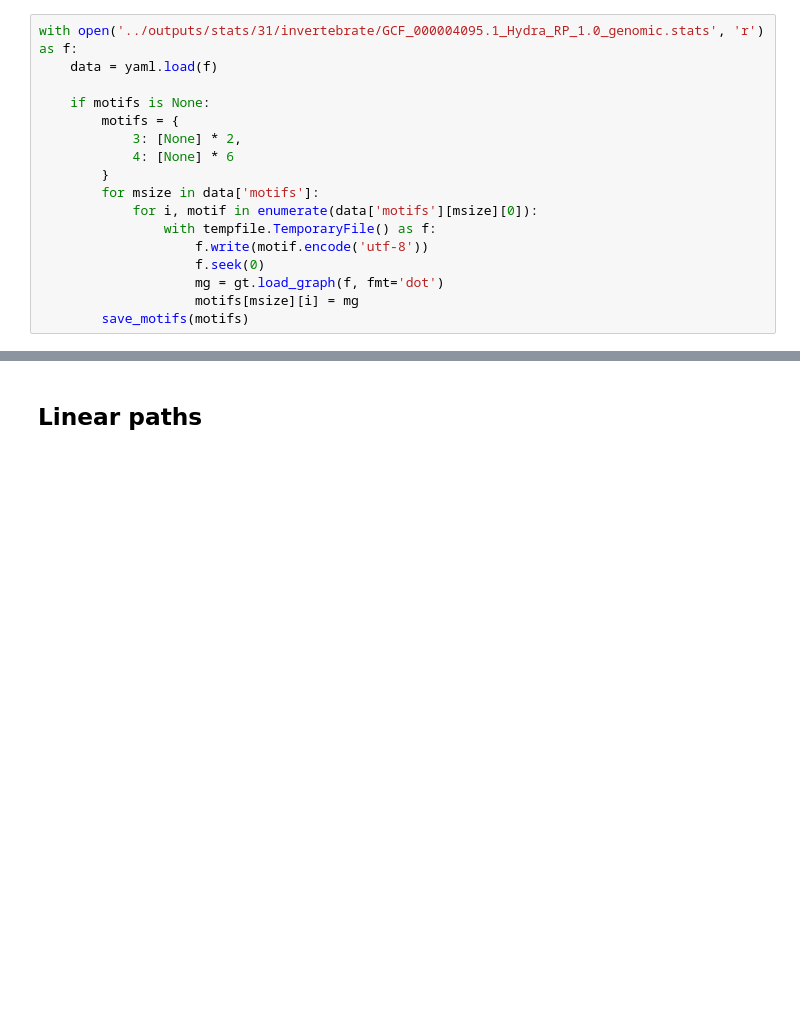
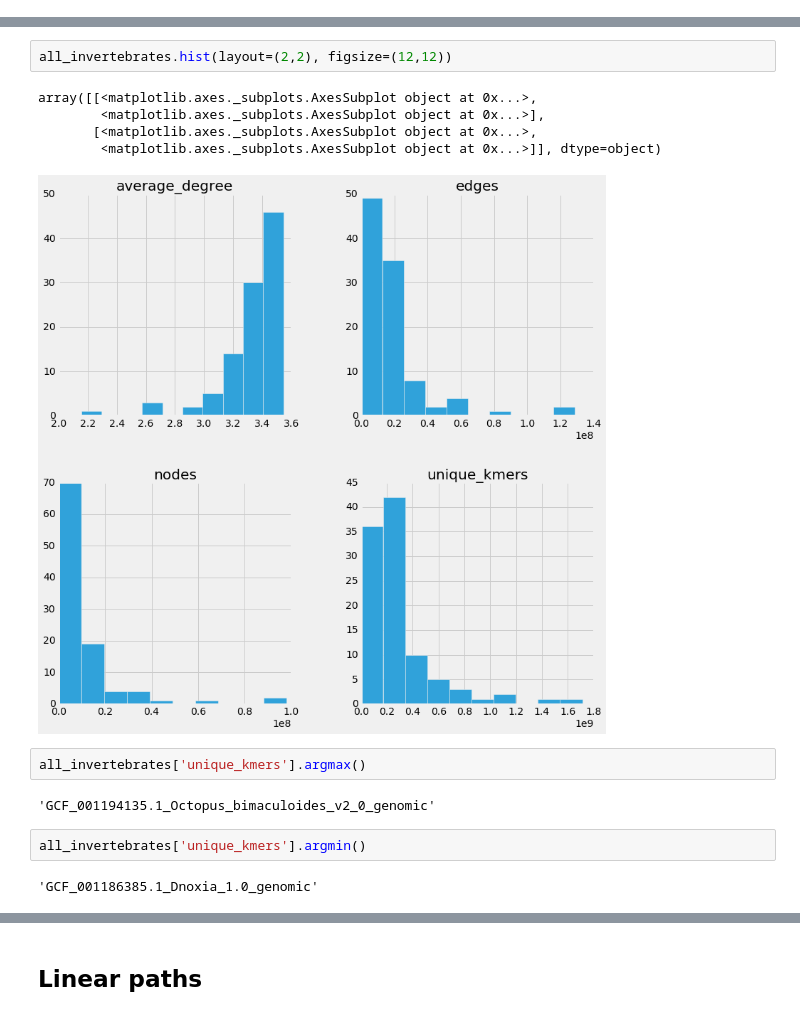
Before and after one commit to camillescott/assembly-graphs, a Jupyter notebook: notebooks/Visualizing motifs.ipynb, the cells around one changed output, grey strips where cells are left out. Saved outputs shown, nothing was run; the diff lists cells and outputs as text; blank space fills up the shorter version.

```diff
--- a/notebooks/Visualizing motifs.ipynb
+++ b/notebooks/Visualizing motifs.ipynb
@@ -47,17 +35,0 @@ def render_stats(data, filename=""):
-# %%
-with open('../outputs/stats/31/invertebrate/GCF_000004095.1_Hydra_RP_1.0_genomic.stats', 'r') as f:
-    data = yaml.load(f)
-
-    if motifs is None:
-        motifs = {
-            3: [None] * 2,
-            4: [None] * 6
-        }
-        for msize in data['motifs']:
-            for i, motif in enumerate(data['motifs'][msize][0]):
-                with tempfile.TemporaryFile() as f:
-                    f.write(motif.encode('utf-8'))
-                    f.seek(0)
-                    mg = gt.load_graph(f, fmt='dot')
-                    motifs[msize][i] = mg
-        save_motifs(motifs)
@@ -63,0 +64,16 @@ with open('../outputs/stats/31/invertebrate/GCF_000004095.1_Hydra_RP_1.0_genomic
+# %%
+all_invertebrates.hist(layout=(2,2), figsize=(12,12))
+# %% [output]
+array([[<matplotlib.axes._subplots.AxesSubplot object at 0x...>,
+        <matplotlib.axes._subplots.AxesSubplot object at 0x...>],
+       [<matplotlib.axes._subplots.AxesSubplot object at 0x...>,
+        <matplotlib.axes._subplots.AxesSubplot object at 0x...>]], dtype=object)
+[figure, added]
+# %%
+all_invertebrates['unique_kmers'].argmax()
+# %% [output]
+'GCF_001194135.1_Octopus_bimaculoides_v2_0_genomic'
+# %%
+all_invertebrates['unique_kmers'].argmin()
+# %% [output]
+'GCF_001186385.1_Dnoxia_1.0_genomic'
```
Also changed, not shown: parts of 21 cells of this notebook.
